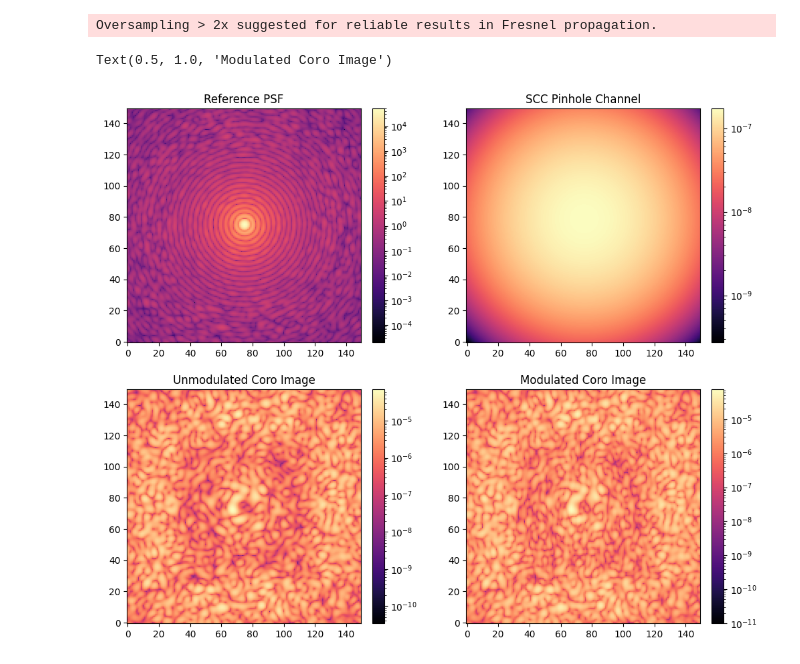
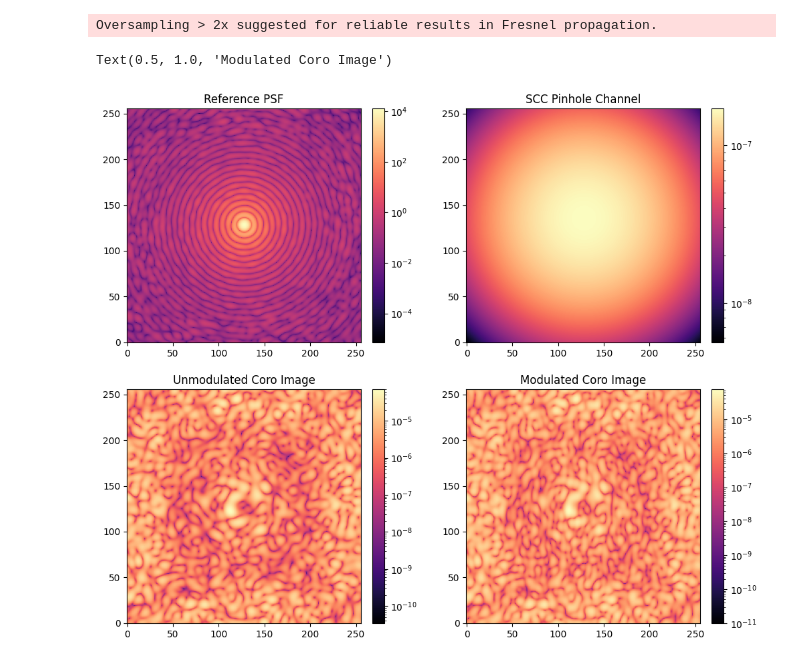
Before and after one commit to zhangderby/scoob-scc, a Jupyter notebook: notebooks_sim/test_scc.ipynb, the cells around one changed output. Drawn from its saved outputs; the diff is of its cells as text; code cells hidden in the pictures.

```diff
--- a/notebooks_sim/test_scc.ipynb
+++ b/notebooks_sim/test_scc.ipynb
@@ -25,7 +22,7 @@ reload(scoobm)
 reload(utils)
 
 M = scoobm.single()
-M.ncamsci = 150
+M.ncamsci = 256
 
 M.PREFPM_AMP = wfe_data['PREFPM_AMP']
 M.PREFPM_OPD = wfe_data['PREFPM_OPD']
@@ -61,34 +58,34 @@ M.use_vortex = 1
 im_unmod = M.snap_camsci()
 mean_contrast_unmod = xp.mean(im_unmod[control_mask])
 
 M.LYOT = M.PINHOLE
 ref_scc = M.snap_camsci()
 
 M.LYOT = M.SCCSTOP
 im_mod = M.snap_camsci()
 mean_contrast_mod = xp.mean(im_mod[control_mask])
 
 plt.figure(figsize=(12, 10))
 plt.subplot(221)
 plt.imshow(ref_psf.get(), cmap='magma', norm='log',)
 plt.colorbar(fraction=0.046, pad=0.04)
 plt.title('Reference PSF')
 plt.subplot(222)
 plt.imshow(ref_scc.get(), cmap='magma', norm='log',)
 plt.colorbar(fraction=0.046, pad=0.04)
 plt.title('SCC Pinhole Channel')
 plt.subplot(223)
 plt.imshow(im_unmod.get(), cmap='magma', norm='log',)
 plt.colorbar(fraction=0.046, pad=0.04)
 plt.title('Unmodulated Coro Image')
 plt.subplot(224)
 plt.imshow(im_mod.get(), cmap='magma', norm='log',)
 plt.colorbar(fraction=0.046, pad=0.04)
 plt.title('Modulated Coro Image')
 # %% [output]
 Oversampling > 2x suggested for reliable results in Fresnel propagation.
 Text(0.5, 1.0, 'Modulated Coro Image')
-[figure, old version]
+[figure, new version]
 # %%
 mod_fft = im_fft = xp.fft.fftshift(xp.fft.ifft2(xp.fft.ifftshift(im_mod), norm='ortho'))
 unmod_fft = im_fft = xp.fft.fftshift(xp.fft.ifft2(xp.fft.ifftshift(im_unmod), norm='ortho'))
```
Also changed, not shown: parts of 4 cells of this notebook, 1 other file.
